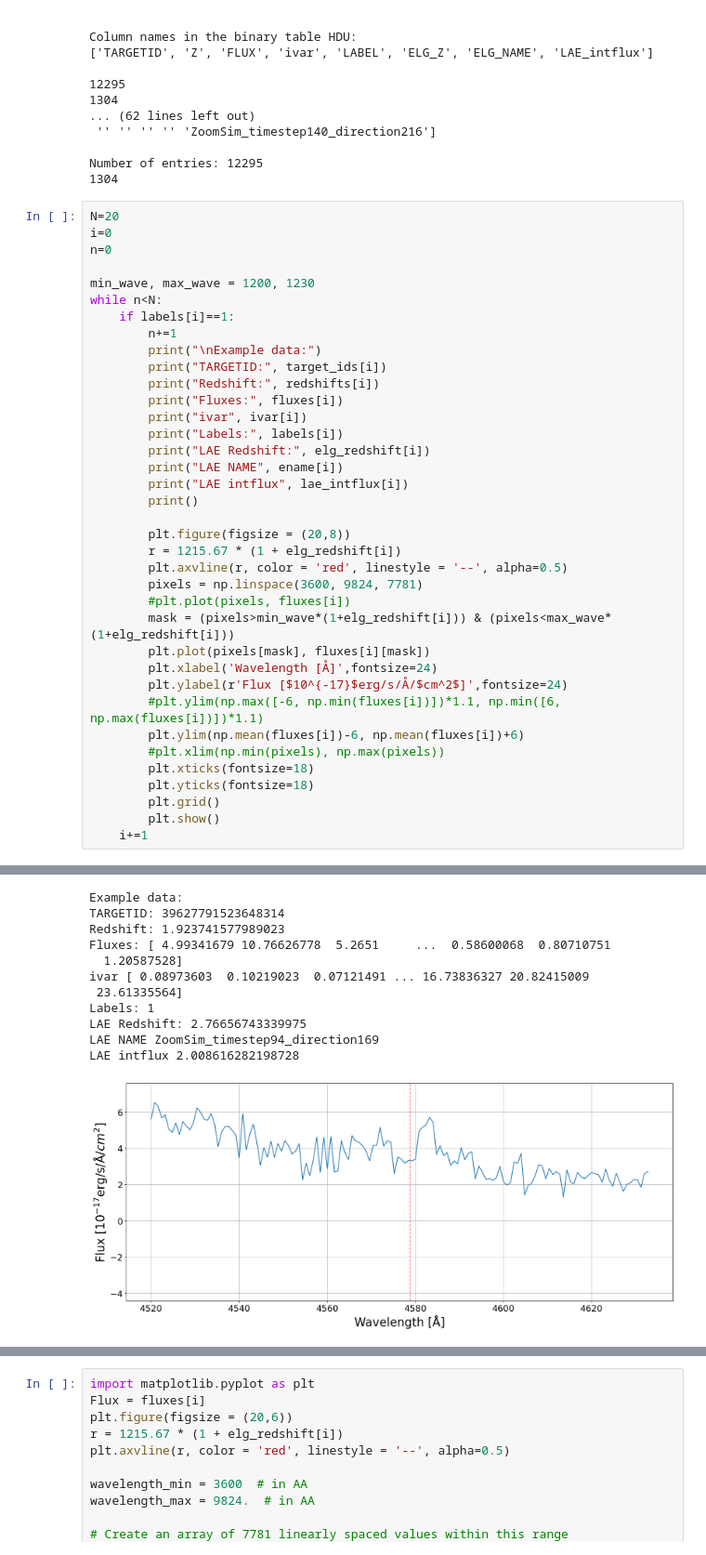
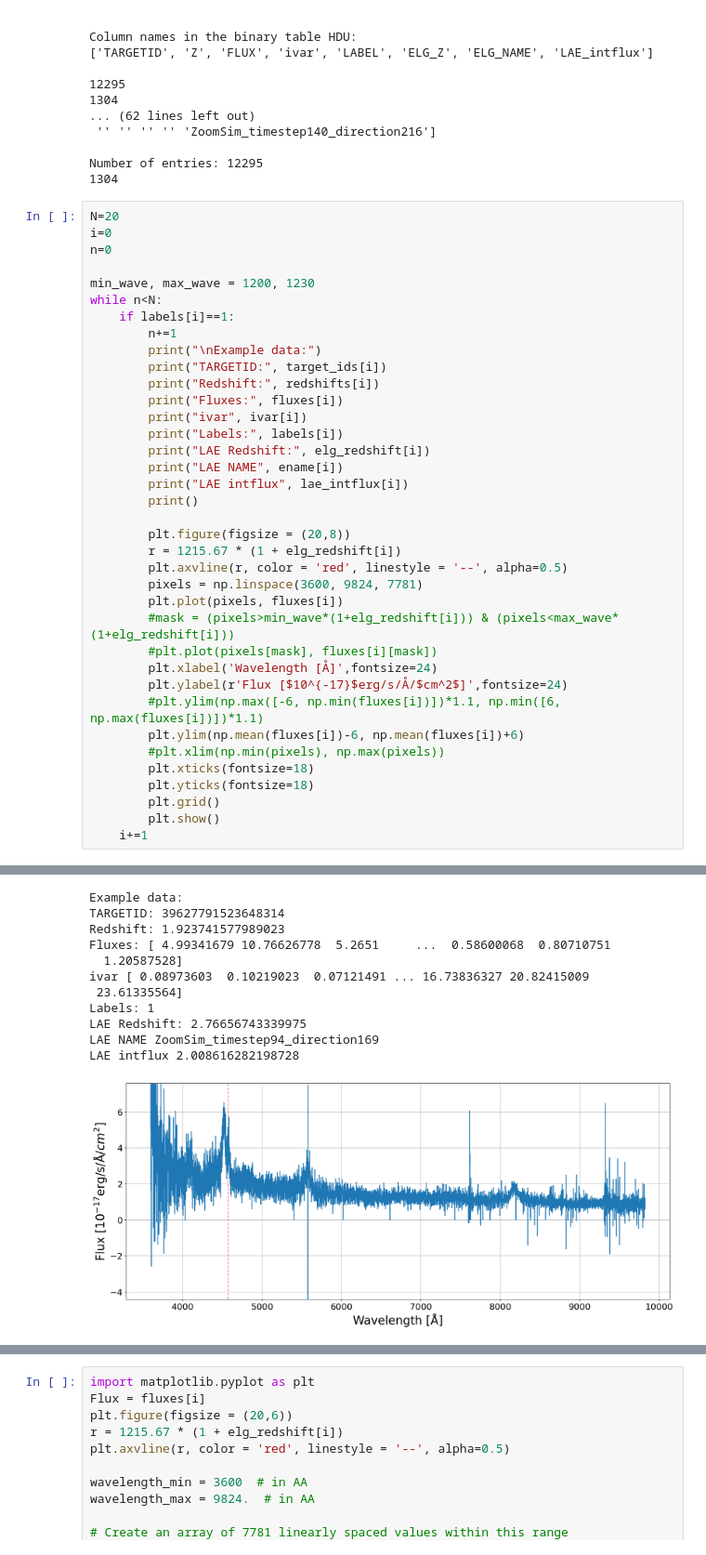
Before and after one commit to JonasSpiller/QSO-Project-Kit, a Jupyter notebook: ML_Pipeline_js/LensCreation_LAE.ipynb, the cells around one changed output, grey strips where cells are left out. Shown at 93% size. Cells and saved outputs as stored; diff of their text form.

```diff
--- a/ML_Pipeline_js/LensCreation_LAE.ipynb
+++ b/ML_Pipeline_js/LensCreation_LAE.ipynb
@@ -304,9 +304,9 @@ while n<N:
         r = 1215.67 * (1 + elg_redshift[i])
         plt.axvline(r, color = 'red', linestyle = '--', alpha=0.5)
         pixels = np.linspace(3600, 9824, 7781)
-        #plt.plot(pixels, fluxes[i])
-        mask = (pixels>min_wave*(1+elg_redshift[i])) & (pixels<max_wave*(1+elg_redshift[i]))
-        plt.plot(pixels[mask], fluxes[i][mask])
+        plt.plot(pixels, fluxes[i])
+        #mask = (pixels>min_wave*(1+elg_redshift[i])) & (pixels<max_wave*(1+elg_redshift[i]))
+        #plt.plot(pixels[mask], fluxes[i][mask])
         plt.xlabel('Wavelength [Å]',fontsize=24)
         plt.ylabel(r'Flux [$10^{-17}$erg/s/Å/$cm^2$]',fontsize=24)
         #plt.ylim(np.max([-6, np.min(fluxes[i])])*1.1, np.min([6, np.max(fluxes[i])])*1.1)
@@ -355,15 +355,15 @@ LAE intflux 2.418100985029171
 Example data:
 TARGETID: 39627791523648314
 Redshift: 1.923741577989023
 Fluxes: [ 4.99341679 10.76626778  5.2651     ...  0.58600068  0.80710751
   1.20587528]
 ivar [ 0.08973603  0.10219023  0.07121491 ... 16.73836327 20.82415009
  23.61335564]
 Labels: 1
 LAE Redshift: 2.76656743339975
 LAE NAME ZoomSim_timestep94_direction169
 LAE intflux 2.008616282198728
-[figure, old version]
+[figure, new version]
 Example data:
 TARGETID: 39627791527837903
 Redshift: 1.7556950719047177
```
Also changed, not shown: parts of 1 cell of this notebook, 2 other files.
